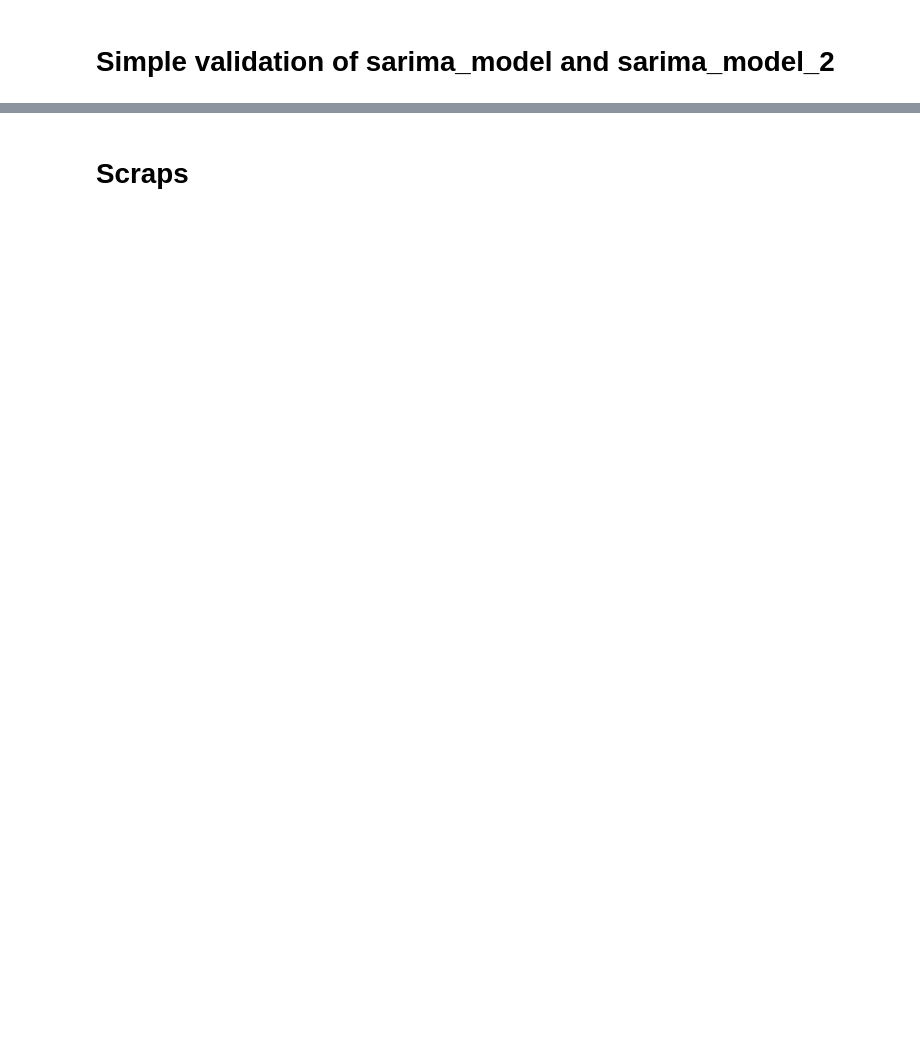
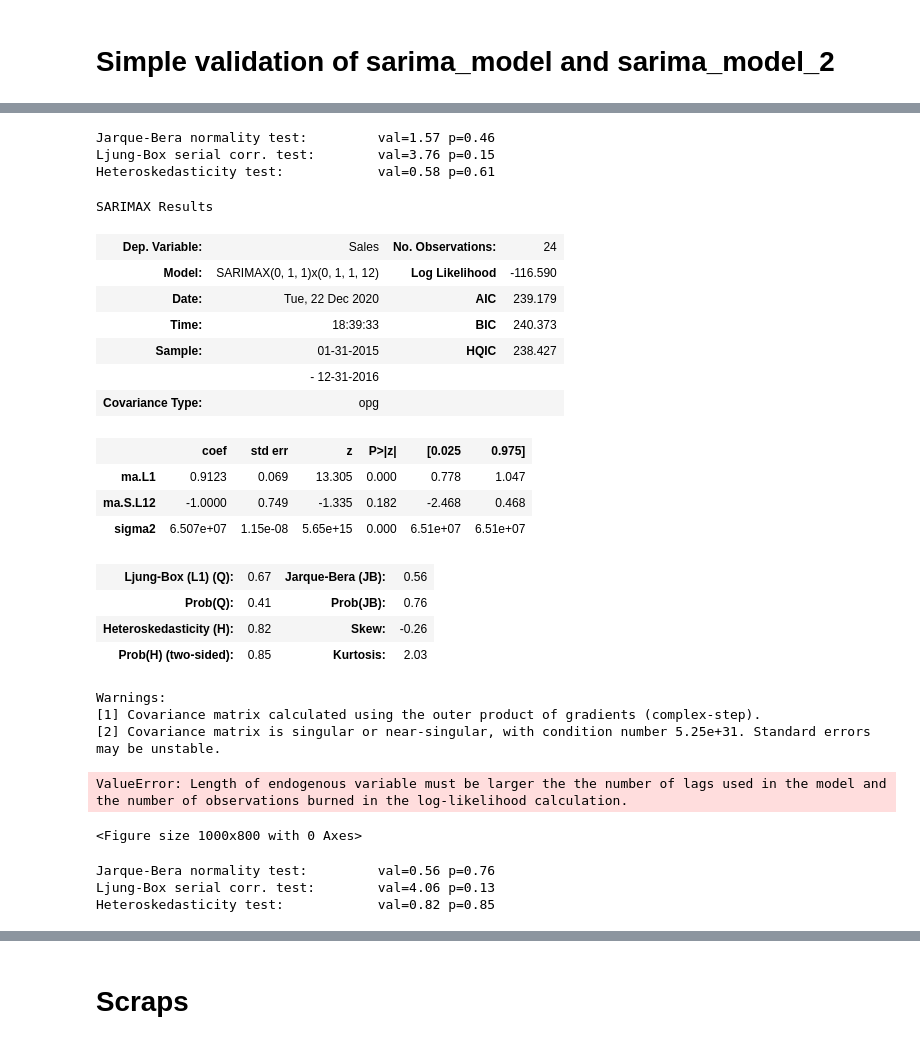
Before and after one commit to binh748/superstore-sales, a Jupyter notebook: notebooks/time_series_sales_modeling.ipynb, the cells around one changed output, grey strips where cells are left out. Saved outputs shown, nothing was run; the diff lists cells and outputs as text; code cells hidden in the pictures; blank space fills up the shorter version.

```diff
--- a/notebooks/time_series_sales_modeling.ipynb
+++ b/notebooks/time_series_sales_modeling.ipynb
@@ -430,3 +483,42 @@ sarima_model_2_train = sm.tsa.statespace.SARIMAX(X_train['Sales'],
+# %%
+tsh.residual_tests(sarima_model_1_train)
+# %% [output]
+Jarque-Bera normality test:         val=1.57 p=0.46
+Ljung-Box serial corr. test:        val=3.76 p=0.15
+Heteroskedasticity test:            val=0.58 p=0.61
+# %%
+sarima_model_2_train.summary()
+# %% [output]
+SARIMAX Results
+| Dep. Variable: | Sales | No. Observations: | 24 |
+| Model: | SARIMAX(0, 1, 1)x(0, 1, 1, 12) | Log Likelihood | -116.590 |
+| Date: | Tue, 22 Dec 2020 | AIC | 239.179 |
+| Time: | 18:39:33 | BIC | 240.373 |
+| Sample: | 01-31-2015 | HQIC | 238.427 |
+|  | - 12-31-2016 |  |  |
+| Covariance Type: | opg |  |  |
+|  | coef | std err | z | P>|z| | [0.025 | 0.975] |
+| ma.L1 | 0.9123 | 0.069 | 13.305 | 0.000 | 0.778 | 1.047 |
+| ma.S.L12 | -1.0000 | 0.749 | -1.335 | 0.182 | -2.468 | 0.468 |
+| sigma2 | 6.507e+07 | 1.15e-08 | 5.65e+15 | 0.000 | 6.51e+07 | 6.51e+07 |
+| Ljung-Box (L1) (Q): | 0.67 | Jarque-Bera (JB): | 0.56 |
+| Prob(Q): | 0.41 | Prob(JB): | 0.76 |
+| Heteroskedasticity (H): | 0.82 | Skew: | -0.26 |
+| Prob(H) (two-sided): | 0.85 | Kurtosis: | 2.03 |
+Warnings:
+[1] Covariance matrix calculated using the outer product of gradients (complex-step).
+[2] Covariance matrix is singular or near-singular, with condition number 5.25e+31. Standard errors may be unstable.
+# %%
+sarima_model_2_train.plot_diagnostics(figsize=(10, 8));
+# %% [output]
+ValueError: Length of endogenous variable must be larger the the number of lags used in the model and the number of observations burned in the log-likelihood calculation.
+<Figure size 1000x800 with 0 Axes>
+# %%
+tsh.residual_tests(sarima_model_2_train)
+# %% [output]
+Jarque-Bera normality test:         val=0.56 p=0.76
+Ljung-Box serial corr. test:        val=4.06 p=0.13
+Heteroskedasticity test:            val=0.82 p=0.85
 # %%
 sarima_model_1_train_val = sm.tsa.statespace.SARIMAX(X_train_val['Sales'],
                                                    order=(0, 0, 0), seasonal_order=(0, 1, 1, 12),
```
Also changed, not shown: parts of 28 cells of this notebook, 1 other file.
